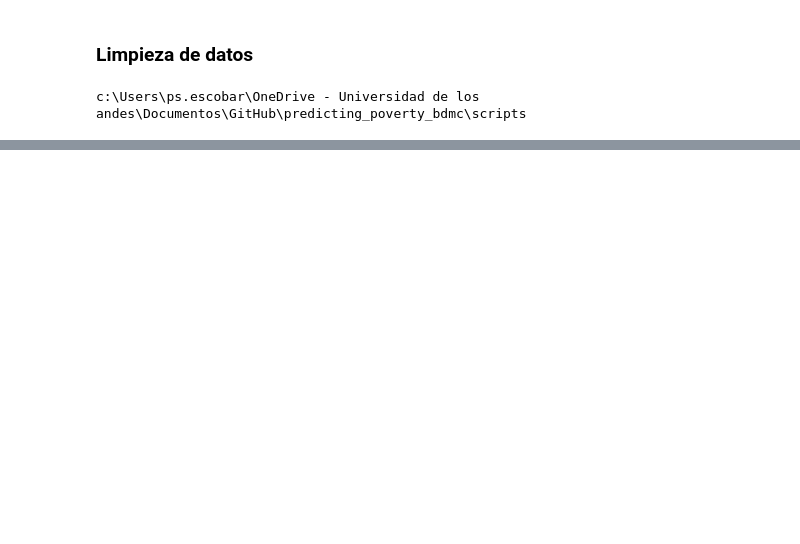
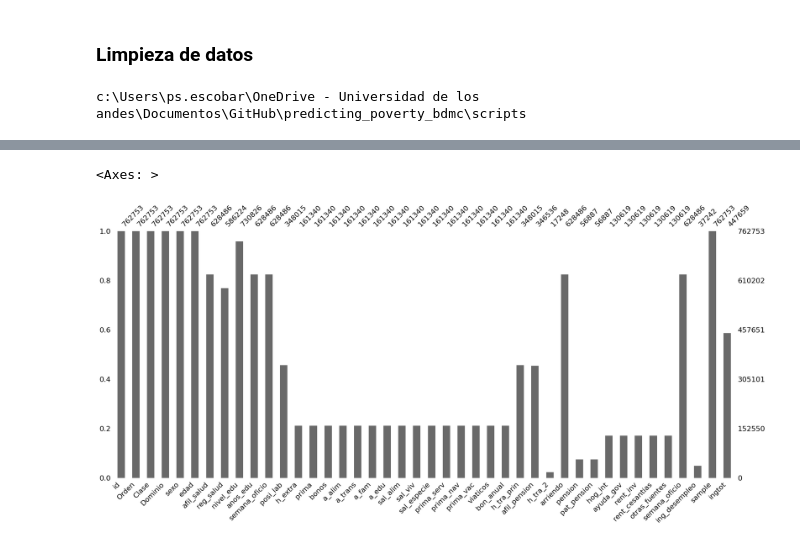
Before and after one commit to sebastian23e/predicting_poverty_bdmc, a Jupyter notebook: scripts/Limpieza.ipynb, the cells around one changed output, grey strips where cells are left out. Drawn from its saved outputs; the diff is of its cells as text; code cells hidden in the pictures; blank space fills up the shorter version.

```diff
--- a/scripts/Limpieza.ipynb
+++ b/scripts/Limpieza.ipynb
@@ -211,0 +206,5 @@ Algunas variables tienen missing values bastante correlacionados entre ellos
+# %%
+msno.bar(data_p)
+# %% [output]
+<Axes: >
+[figure, added]
```
Also changed, not shown: parts of 20 cells of this notebook.
